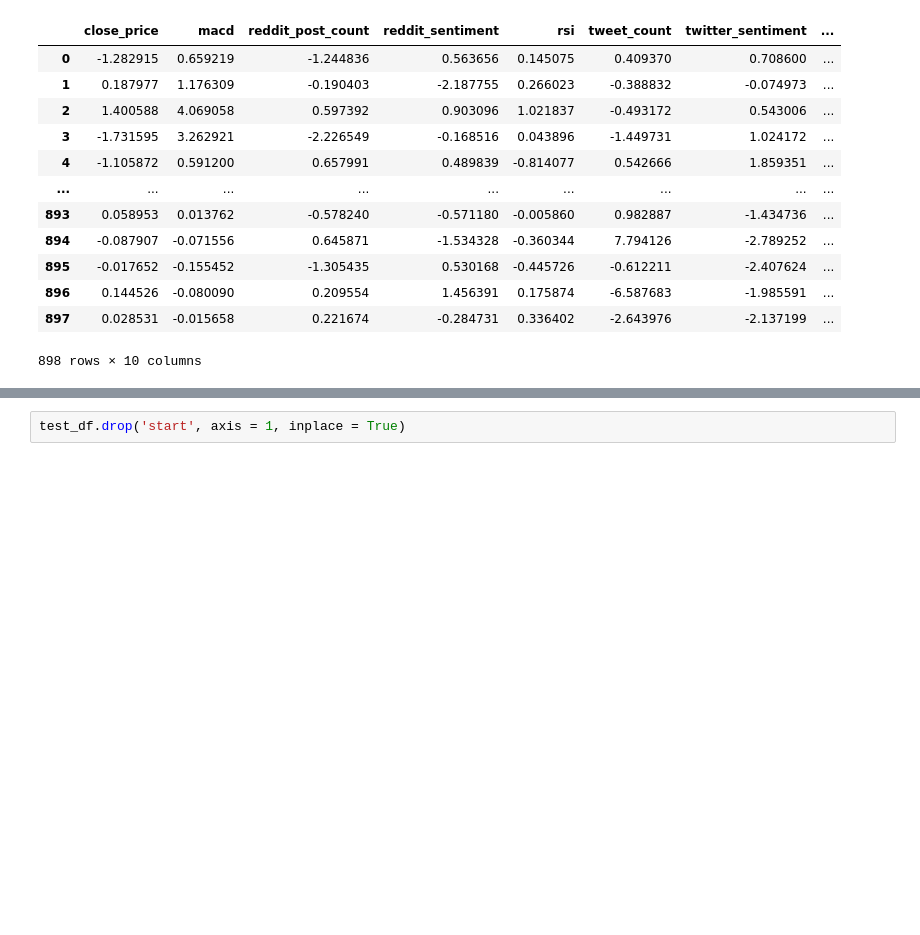
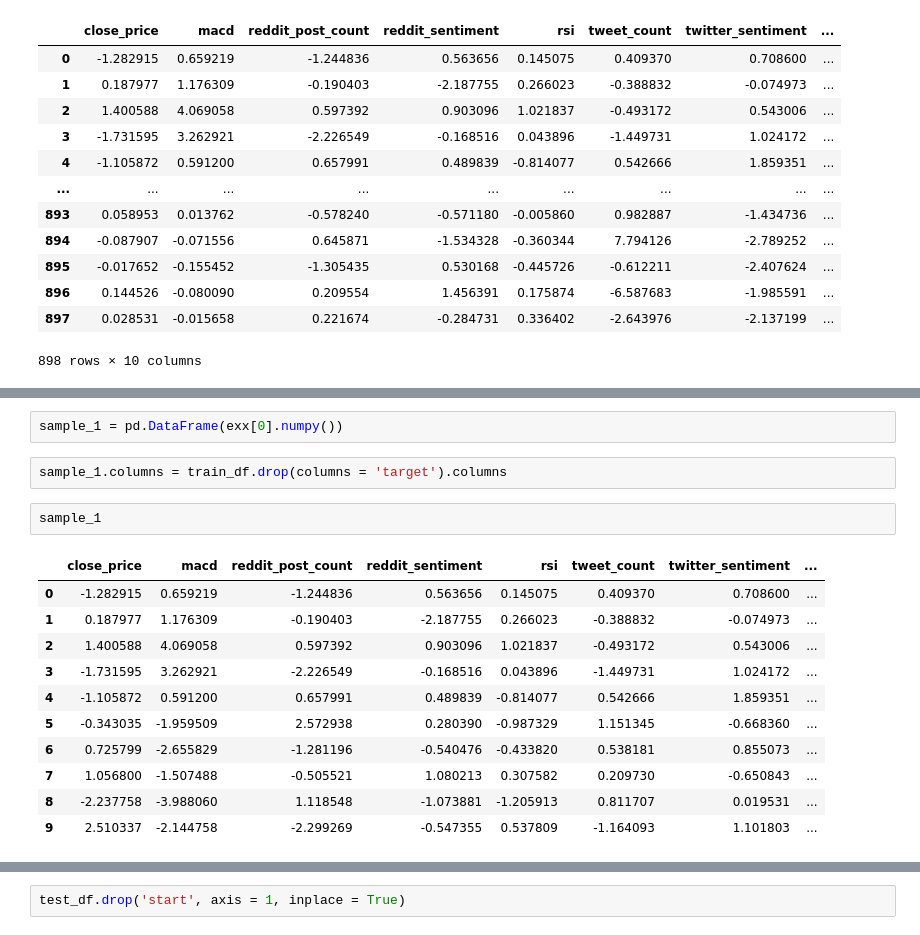
Before and after one commit to omarbelhaj99/cryptocurrency_trading, a Jupyter notebook: notebooks/Optimizing Omar .ipynb, the cells around one changed output, grey strips where cells are left out. Cells and saved outputs as stored; diff of their text form; blank space fills up the shorter version.

```diff
--- a/notebooks/Optimizing Omar .ipynb
+++ b/notebooks/Optimizing Omar .ipynb
@@ -74,0 +95,18 @@ test_df['target'] = test_df['close_price'].shift(-sequence_length)
+# %%
+sample_1 = pd.DataFrame(exx[0].numpy())
+# %%
+sample_1.columns = train_df.drop(columns = 'target').columns
+# %%
+sample_1
+# %% [output]
+|  | close_price | macd | reddit_post_count | reddit_sentiment | rsi | tweet_count | twitter_sentiment | ... |
+| 0 | -1.282915 | 0.659219 | -1.244836 | 0.563656 | 0.145075 | 0.409370 | 0.708600 | ... |
+| 1 | 0.187977 | 1.176309 | -0.190403 | -2.187755 | 0.266023 | -0.388832 | -0.074973 | ... |
+| 2 | 1.400588 | 4.069058 | 0.597392 | 0.903096 | 1.021837 | -0.493172 | 0.543006 | ... |
+| 3 | -1.731595 | 3.262921 | -2.226549 | -0.168516 | 0.043896 | -1.449731 | 1.024172 | ... |
+| 4 | -1.105872 | 0.591200 | 0.657991 | 0.489839 | -0.814077 | 0.542666 | 1.859351 | ... |
+| 5 | -0.343035 | -1.959509 | 2.572938 | 0.280390 | -0.987329 | 1.151345 | -0.668360 | ... |
+| 6 | 0.725799 | -2.655829 | -1.281196 | -0.540476 | -0.433820 | 0.538181 | 0.855073 | ... |
+| 7 | 1.056800 | -1.507488 | -0.505521 | 1.080213 | 0.307582 | 0.209730 | -0.650843 | ... |
+| 8 | -2.237758 | -3.988060 | 1.118548 | -1.073881 | -1.205913 | 0.811707 | 0.019531 | ... |
+| 9 | 2.510337 | -2.144758 | -2.299269 | -0.547355 | 0.537809 | -1.164093 | 1.101803 | ... |
```
Also changed, not shown: parts of 15 cells of this notebook.
